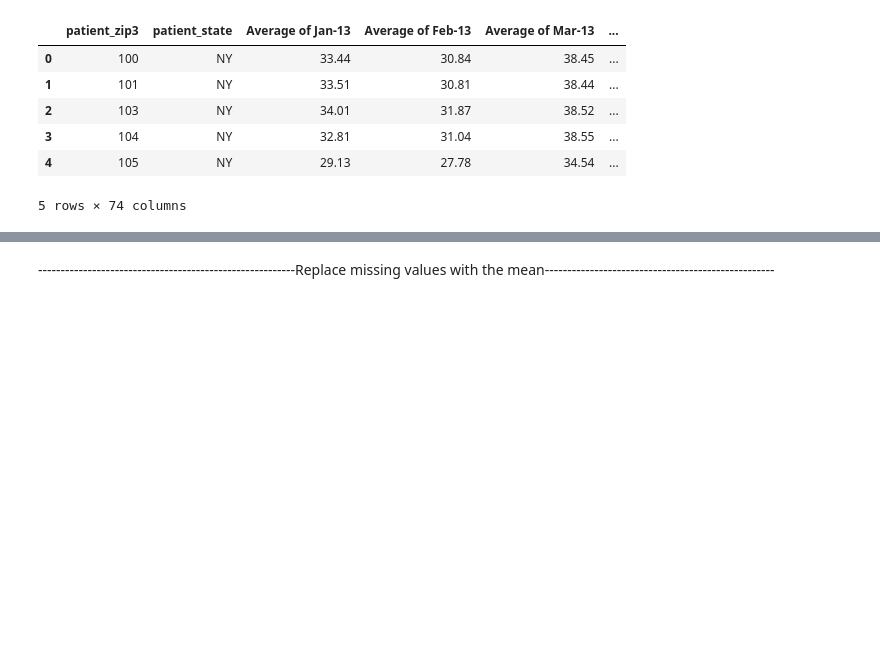
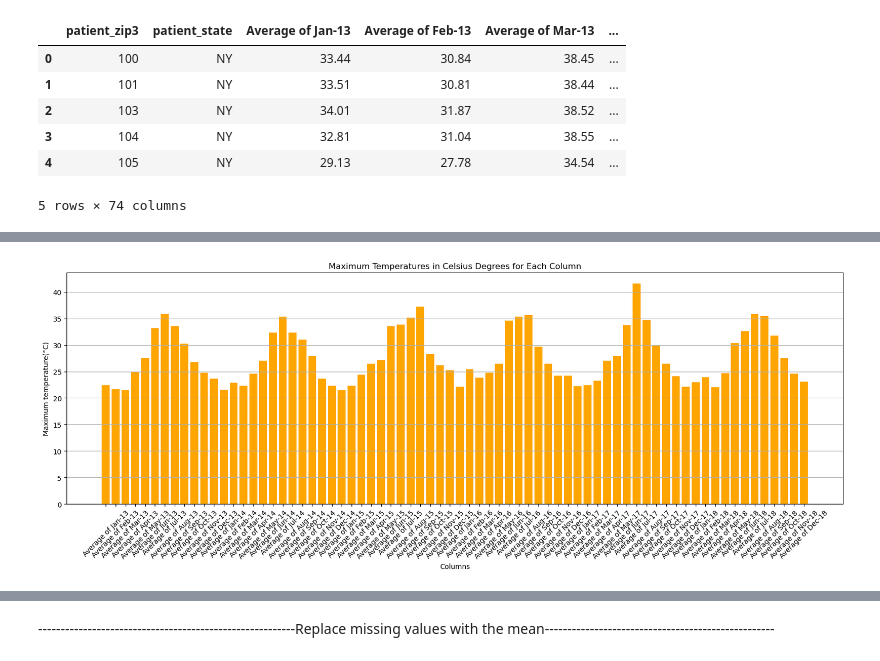
Before and after one commit to IonasAndreea/Model_Training_Python, a Jupyter notebook: Notebook.ipynb, the cells around one changed output, grey strips where cells are left out. Drawn from its saved outputs; the diff is of its cells as text; code cells hidden in the pictures; blank space fills up the shorter version.

```diff
--- a/Notebook.ipynb
+++ b/Notebook.ipynb
@@ -417,0 +425,5 @@ df_avg.head()
+# %%
+temperature_columns = train_data.columns[-73:-1]
+data_celsius = train_data[temperature_columns].copy()
+data_celsius = (data_celsius - 32) * 5 / 9
+print(data_celsius.head())
@@ -417,0 +448,4 @@ df_avg.head()
+# %%
+max_temp_value = data_celsius.max()
+for col_name, max_temp in zip(data_celsius.columns, max_temp_value):
+    print(f"'{col_name}'  : Maximum temperature: {max_temp} °C")
@@ -417,0 +470,12 @@ df_avg.head()
+# %%
+import matplotlib.pyplot as plt
+plt.figure(figsize=(20, 6))
+plt.bar(data_celsius.columns, max_temp_value, color='orange')
+plt.title('Maximum Temperatures in Celsius Degrees for Each Column')
+plt.xlabel('Columns')
+plt.ylabel('Maximum temperature(°C)')
+plt.xticks(rotation=45)
+plt.grid(axis='y')
+plt.show()
+# %% [output]
+[figure, added]
```
Also changed, not shown: parts of 13 cells of this notebook.
